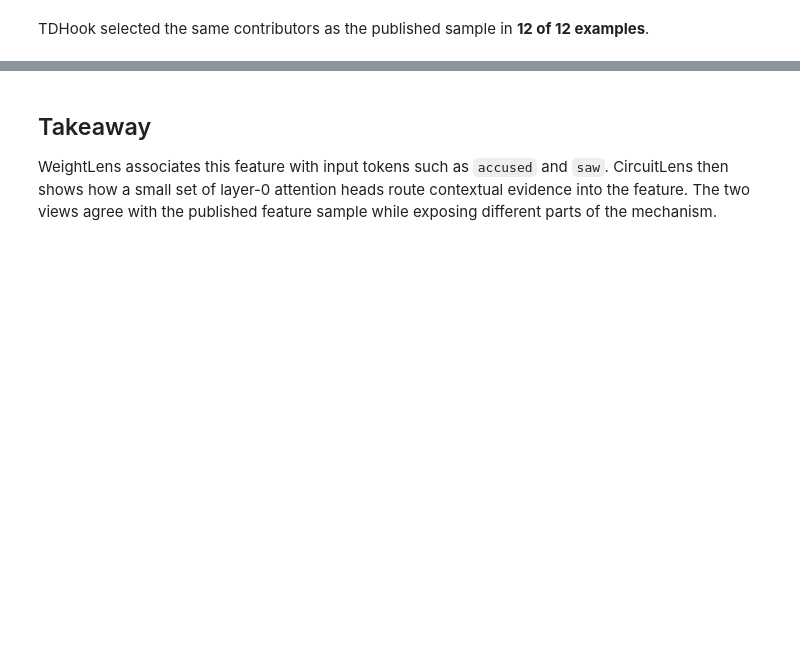
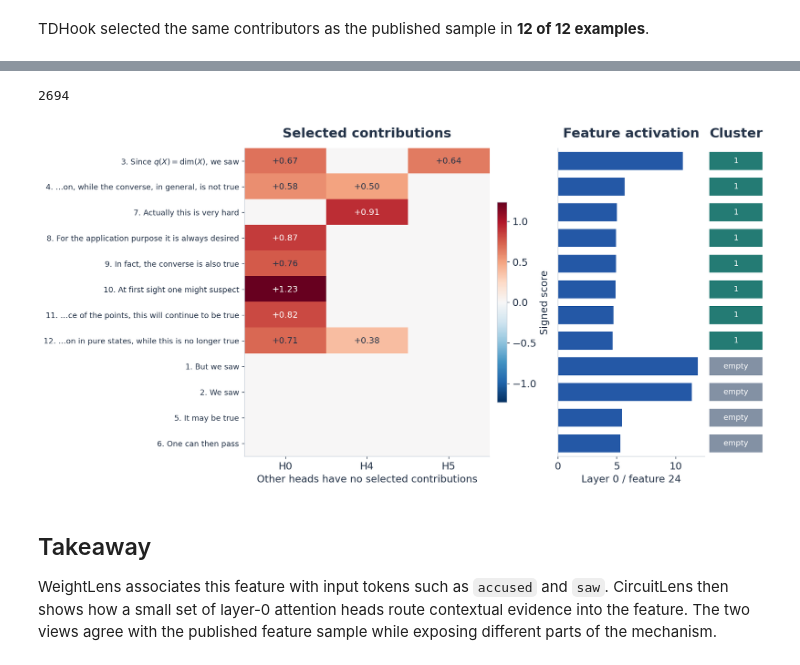
Before and after one commit to Xmaster6y/tdhook, a Jupyter notebook: docs/source/notebooks/tutorials/weight-circuit-research-reproduction.ipynb, the cells around one changed output, grey strips where cells are left out. Drawn from its saved outputs; the diff is of its cells as text; code cells hidden in the pictures; blank space fills up the shorter version.

```diff
--- a/docs/source/notebooks/tutorials/weight-circuit-research-reproduction.ipynb
+++ b/docs/source/notebooks/tutorials/weight-circuit-research-reproduction.ipynb
@@ -459,3 +486,28 @@ TDHook selected the same contributors as the published sample in **12 of 12 exam
+# %%
+overview_workflow = Workflow(
+    *circuit_summary_workflow.steps,
+    TensorDictModule(
+        circuit_overview_view,
+        in_keys=[("artifacts", "circuits"), ("artifacts", "clusters"), "samples"],
+        out_keys=[("views", "circuit_overview")],
+    ),
+)
+overview_inputs = circuit_result.clone()
+overview_inputs["samples"] = NonTensorData(tuple(reference["samples"]))
+overview_result = overview_workflow(model, overview_inputs)
+overview_view = overview_result["views", "circuit_overview"]
+Path("figures").mkdir(exist_ok=True)
+Path("figures/circuit-overview.json").write_text(json.dumps(overview_view, indent=2))
+# %% [output]
+2694
+# %%
+from notebook_figures import plot_circuit_overview
+
+# No model execution, tokenization, or clustering occurs in this plotting cell.
+saved_view = json.loads(Path("figures/circuit-overview.json").read_text())
+finish_figure(plot_circuit_overview(saved_view), "circuit-overview");
+# %% [output]
+[figure, added]
 # %% [markdown]
 ## Takeaway
 
```
Also changed, not shown: parts of 3 cells of this notebook, 6 other files.
